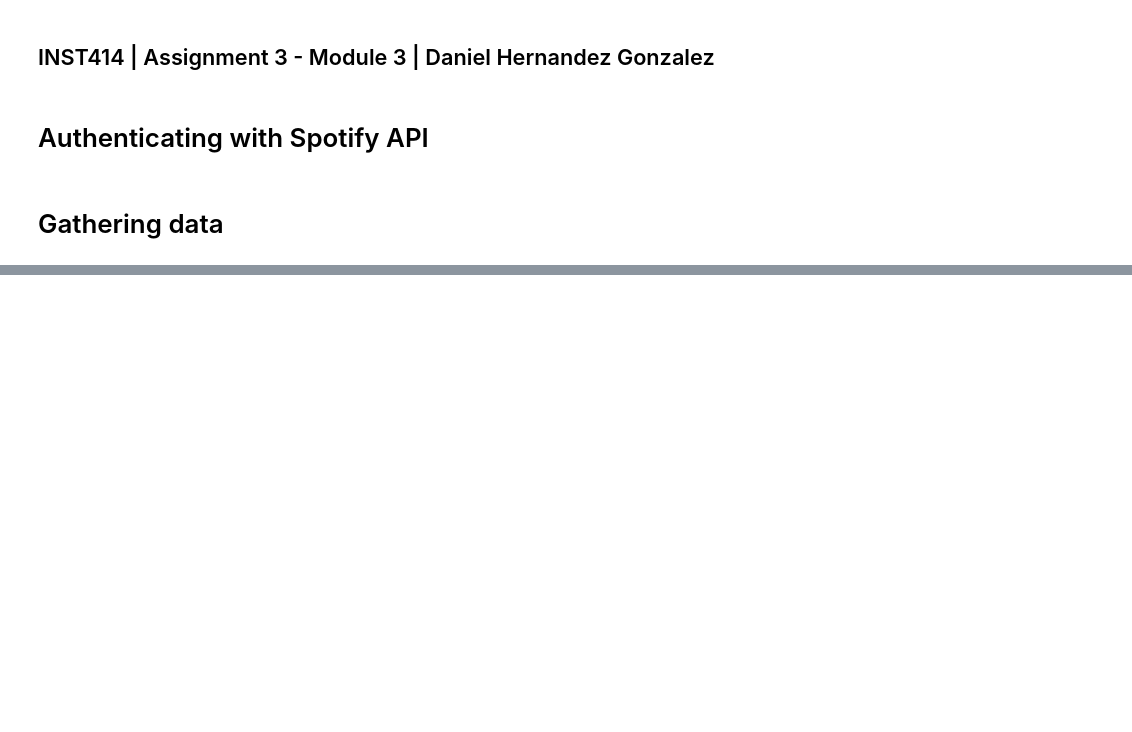
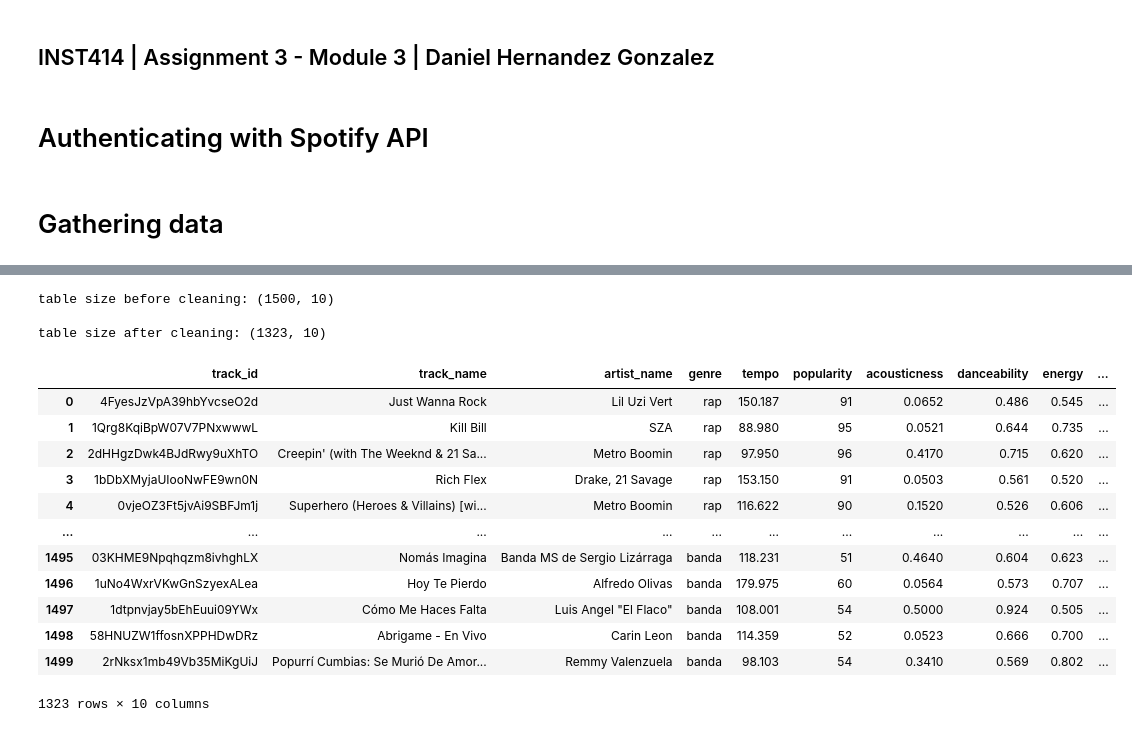
Before and after one commit to GuntherChung/INST414_A3, a Jupyter notebook: Assignment_3_Work.ipynb, the cells around one changed output, grey strips where cells are left out. Drawn from its saved outputs; the diff is of its cells as text; code cells hidden in the pictures; blank space fills up the shorter version.

```diff
--- a/Assignment_3_Work.ipynb
+++ b/Assignment_3_Work.ipynb
@@ -29,7 +26,7 @@ sp = spotipy.Spotify(client_credentials_manager=client_credentials_manager)
 # Gathering data
 # %%
 # It is more efficient to make a function to do this set of instructions instead of writing it more than once.
-def get_top_songs(genre):
+def get_songs(genre):
     # First set of 50 songs, search query and parameters
     query = f'genre:{genre}, year:2022'
     limit = 50
@@ -38,26 +35,27 @@ def get_top_songs(genre):
     # Spotify API call for first 50 songs
     results1 = sp.search(q=query, type='track', limit=limit, offset=offset)
 
-    # Second set of 50 songs, search query and parameters
+    # Second set of 50 songs, new offset
     offset = 50
 
-    # Spotify API call for next 50 songs
+    # Second API request
     results2 = sp.search(q=query, type='track', limit=limit, offset=offset)
 
-    # Merge results and return list of top 100 songs
-    top_songs = results1['tracks']['items'] + results2['tracks']['items']
+    # third set of 50 songs, new offset
+    offset = 100
+
+    # Third API call
+    results3 = sp.search(q=query, type='track', limit=limit, offset=offset)
+
+    # Merging results and creating list of top 150 songs
+    top_songs = results1['tracks']['items'] + results2['tracks']['items'] + results3['tracks']['items']
+
     return top_songs
 # %%
-# Gathering top 100 songs from 2022 for the following genres.
-# I chose specific genres based on the genres shown on Spotify's platform. Genre page: https://open.spotify.com/genre/hub-browse-grid
+# Gathering top 150 songs from 2022 for the following genres.
+# I chose specific genres based on the genres shown on Spotify's platform and a few that I am interested in. Genre page: https://open.spotify.com/genre/hub-browse-grid
 
-rap = get_top_songs("rap")  #1
-pop = get_top_songs("pop")  #2
-house = get_top_songs("house")  #3
-country = get_top_songs("country")  #4
-rock = get_top_songs("rock")    #5
-soul = get_top_songs("soul")    #6
-inde = get_top_songs("inde")    #7
-punk = get_top_songs("punk")    #8
-corrido = get_top_songs("corrido")  #9
-tamborazo = get_top_songs("tamborazo") #10
+genre_list = ['rap', 'pop', 'house', 'country', 'rock', 'soul', 'inde', 'punk', 'corrido', 'banda']
+
+# Creating an empty DataFrame with columns.
+songs_df = pd.DataFrame(columns=['track_id', 'track_name', 'artist_name', 'genre', 'tempo', 'popularity', 'acousticness', 'danceability', 'energy', 'loudness'])
@@ -152 +88,28 @@ song_info_df
+# %%
+# Dataframe size before cleaning
+print(f'table size before cleaning: {songs_df.shape}')
+
+# Dropping duplicate track names if they have the same artist name
+songs_df = songs_df.drop_duplicates(subset=['track_name', 'artist_name'])
+
+# Dataframe size after cleaning and displaying table
+print(f'\ntable size after cleaning: {songs_df.shape}\n')
+songs_df
+# %% [output]
+table size before cleaning: (1500, 10)
+
+table size after cleaning: (1323, 10)
+|  | track_id | track_name | artist_name | genre | tempo | popularity | acousticness | danceability | energy | ... |
+| 0 | 4FyesJzVpA39hbYvcseO2d | Just Wanna Rock | Lil Uzi Vert | rap | 150.187 | 91 | 0.0652 | 0.486 | 0.545 | ... |
+| 1 | 1Qrg8KqiBpW07V7PNxwwwL | Kill Bill | SZA | rap | 88.980 | 95 | 0.0521 | 0.644 | 0.735 | ... |
+| 2 | 2dHHgzDwk4BJdRwy9uXhTO | Creepin' (with The Weeknd & 21 Sa... | Metro Boomin | rap | 97.950 | 96 | 0.4170 | 0.715 | 0.620 | ... |
+| 3 | 1bDbXMyjaUIooNwFE9wn0N | Rich Flex | Drake, 21 Savage | rap | 153.150 | 91 | 0.0503 | 0.561 | 0.520 | ... |
+| 4 | 0vjeOZ3Ft5jvAi9SBFJm1j | Superhero (Heroes & Villains) [wi... | Metro Boomin | rap | 116.622 | 90 | 0.1520 | 0.526 | 0.606 | ... |
+| ... | ... | ... | ... | ... | ... | ... | ... | ... | ... | ... |
+| 1495 | 03KHME9Npqhqzm8ivhghLX | Nomás Imagina | Banda MS de Sergio Lizárraga | banda | 118.231 | 51 | 0.4640 | 0.604 | 0.623 | ... |
+| 1496 | 1uNo4WxrVKwGnSzyexALea | Hoy Te Pierdo | Alfredo Olivas | banda | 179.975 | 60 | 0.0564 | 0.573 | 0.707 | ... |
+| 1497 | 1dtpnvjay5bEhEuui09YWx | Cómo Me Haces Falta | Luis Angel "El Flaco" | banda | 108.001 | 54 | 0.5000 | 0.924 | 0.505 | ... |
+| 1498 | 58HNUZW1ffosnXPPHDwDRz | Abrigame - En Vivo | Carin Leon | banda | 114.359 | 52 | 0.0523 | 0.666 | 0.700 | ... |
+| 1499 | 2rNksx1mb49Vb35MiKgUiJ | Popurrí Cumbias: Se Murió De Amor... | Remmy Valenzuela | banda | 98.103 | 54 | 0.3410 | 0.569 | 0.802 | ... |
+1323 rows × 10 columns
 # %%
```
Also changed, not shown: parts of 25 cells of this notebook, 1 other file.
